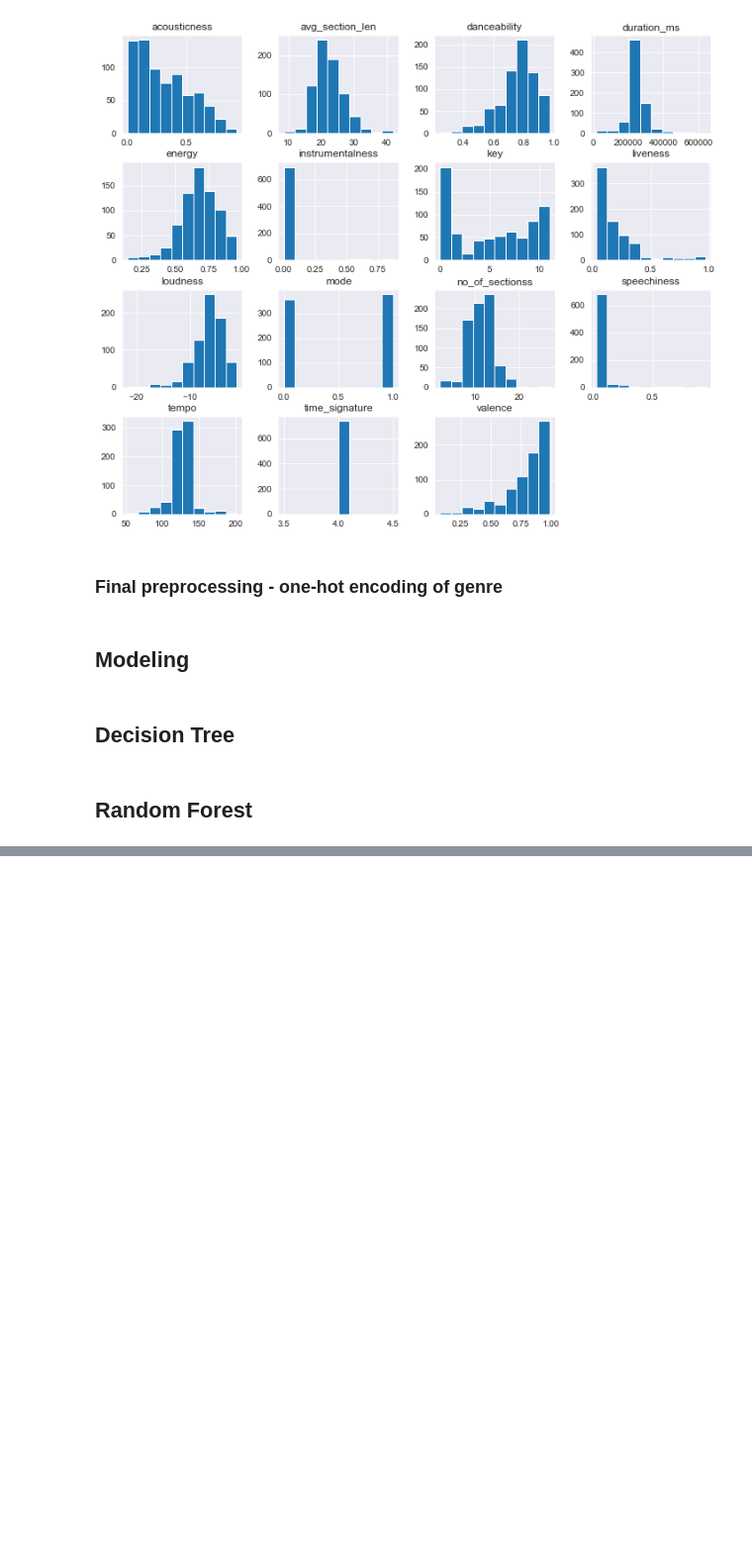
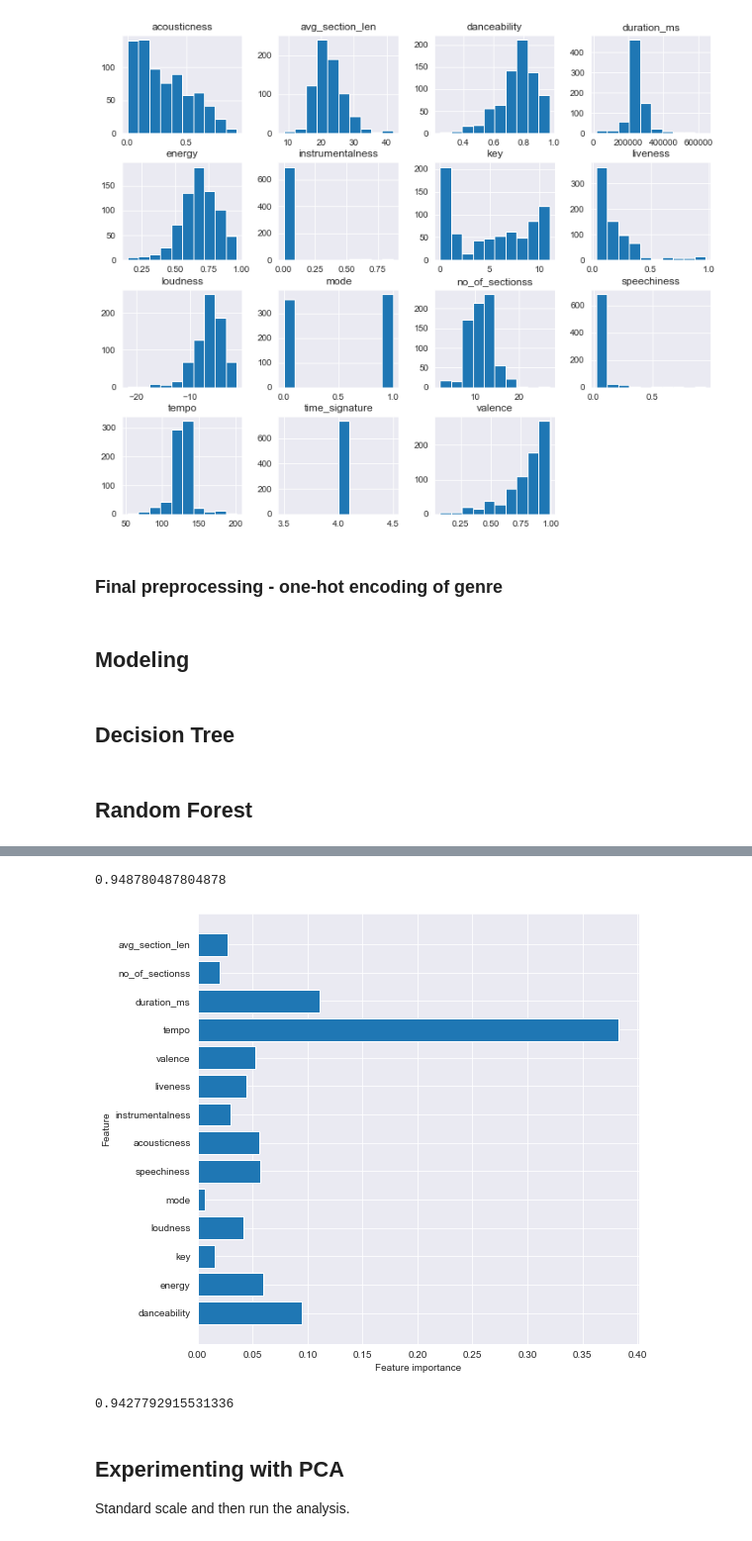
Before and after one commit to ayalasm/mod_5_project, a Jupyter notebook: Exploration.ipynb, the cells around one changed output, grey strips where cells are left out. Shown: that part at 99% size. Drawn from its saved outputs; the diff is of its cells as text; code cells hidden in the pictures; blank space fills up the shorter version.

Commit message:
add eval metrics, pca, logreg

```diff
--- a/Exploration.ipynb
+++ b/Exploration.ipynb
@@ -418,0 +511,27 @@ Random forest grid search with engineered features:  0.9341463414634147
+# %%
+total = len(X_test)
+accuracy = (total-21)/ total
+accuracy
+# %% [output]
+0.948780487804878
+# %%
+def plot_feature_importances(model):
+    n_features = X_train_eng.shape[1]
+    plt.figure(figsize=(8,8))
+    plt.barh(range(n_features), model.feature_importances_, align='center')
+    plt.yticks(np.arange(n_features), X_train_eng.columns.values)
+    plt.xlabel('Feature importance')
+    plt.ylabel('Feature')
+# %%
+plot_feature_importances(forest)
+# %% [output]
+[figure, added]
+# %%
+#calculating the F1 score
+2*(metrics.precision_score(y_test_eng, y_pred_class)*metrics.recall_score(y_test_eng, y_pred_class))/(metrics.precision_score(y_test_eng, y_pred_class)+metrics.recall_score(y_test_eng, y_pred_class))
+# %% [output]
+0.9427792915531336
+# %% [markdown]
+## Experimenting with PCA
+
+Standard scale and then run the analysis.
```
Also changed, not shown: parts of 24 cells of this notebook.
